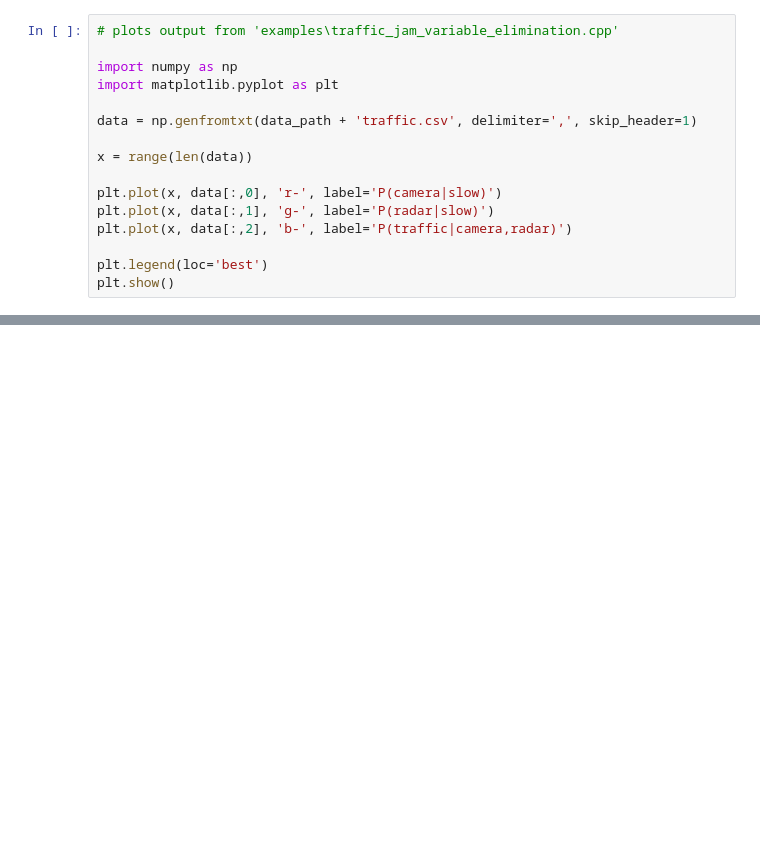
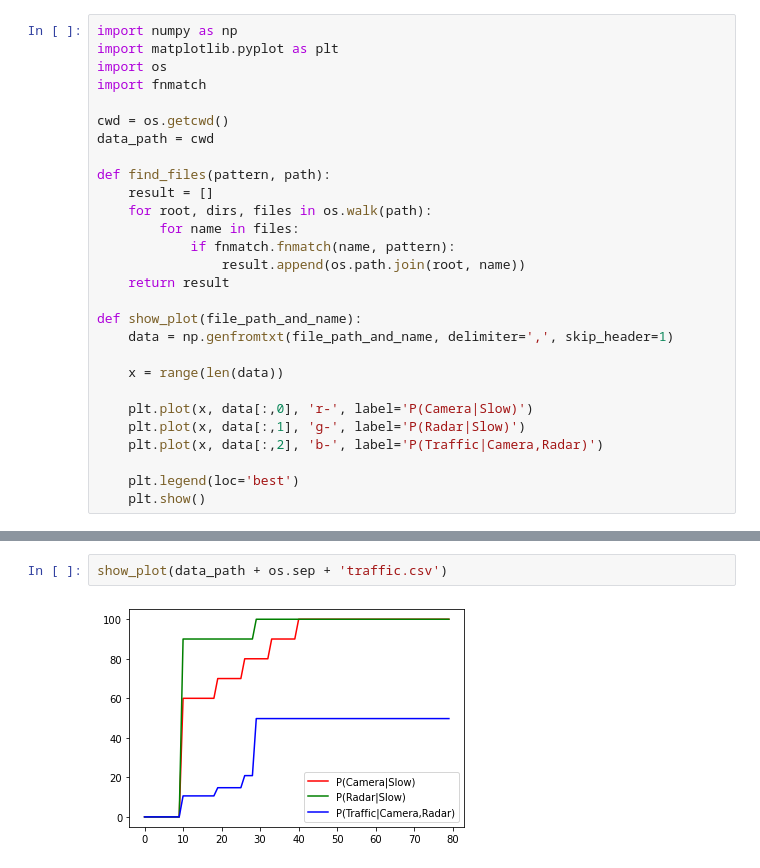
Before and after one commit to fkeidel/BayesNet, a Jupyter notebook: examples/traffic_jam.ipynb, the cells around one changed output, grey strips where cells are left out. Drawn from its saved outputs; the diff is of its cells as text; blank space fills up the shorter version.

```diff
--- a/examples/traffic_jam.ipynb
+++ b/examples/traffic_jam.ipynb
@@ -1,16 +21,28 @@
 # %%
-# plots output from 'examples\traffic_jam_variable_elimination.cpp'
-
 import numpy as np
 import matplotlib.pyplot as plt
+import os
+import fnmatch
 
-data = np.genfromtxt(data_path + 'traffic.csv', delimiter=',', skip_header=1)
+cwd = os.getcwd()
+data_path = cwd
 
-x = range(len(data))
+def find_files(pattern, path):
+    result = []
+    for root, dirs, files in os.walk(path):
+        for name in files:
+            if fnmatch.fnmatch(name, pattern):
+                result.append(os.path.join(root, name))
+    return result
 
-plt.plot(x, data[:,0], 'r-', label='P(camera|slow)')
-plt.plot(x, data[:,1], 'g-', label='P(radar|slow)')
-plt.plot(x, data[:,2], 'b-', label='P(traffic|camera,radar)')
+def show_plot(file_path_and_name):
+    data = np.genfromtxt(file_path_and_name, delimiter=',', skip_header=1)
 
-plt.legend(loc='best')
-plt.show()
+    x = range(len(data))
+
+    plt.plot(x, data[:,0], 'r-', label='P(Camera|Slow)')
+    plt.plot(x, data[:,1], 'g-', label='P(Radar|Slow)')
+    plt.plot(x, data[:,2], 'b-', label='P(Traffic|Camera,Radar)')
+
+    plt.legend(loc='best')
+    plt.show()
@@ -18,0 +56,4 @@ plt.show()
+# %%
+show_plot(data_path + os.sep + 'traffic.csv')
+# %% [output]
+[figure, added]
```
Also changed, not shown: parts of 6 cells of this notebook, 7 other files.
